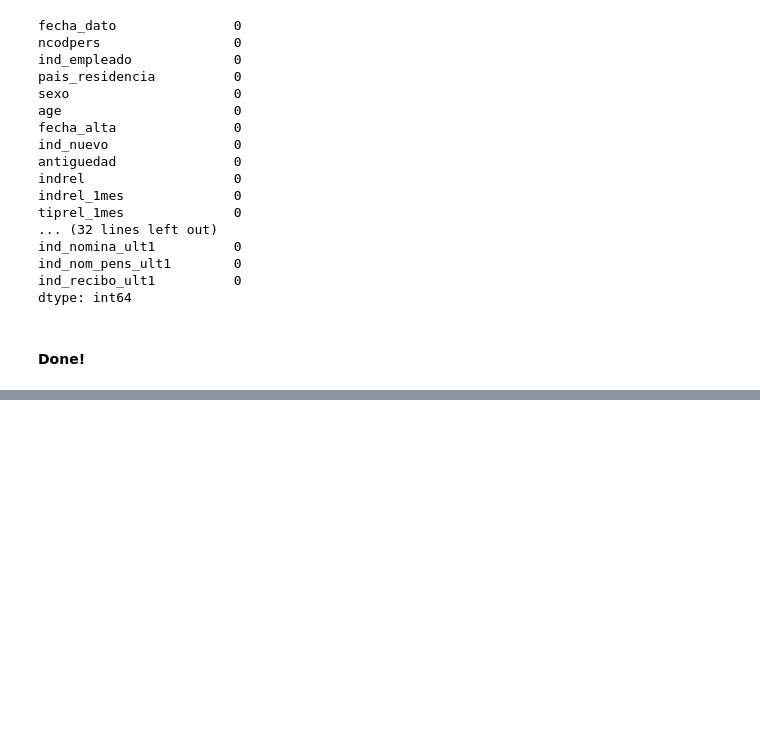
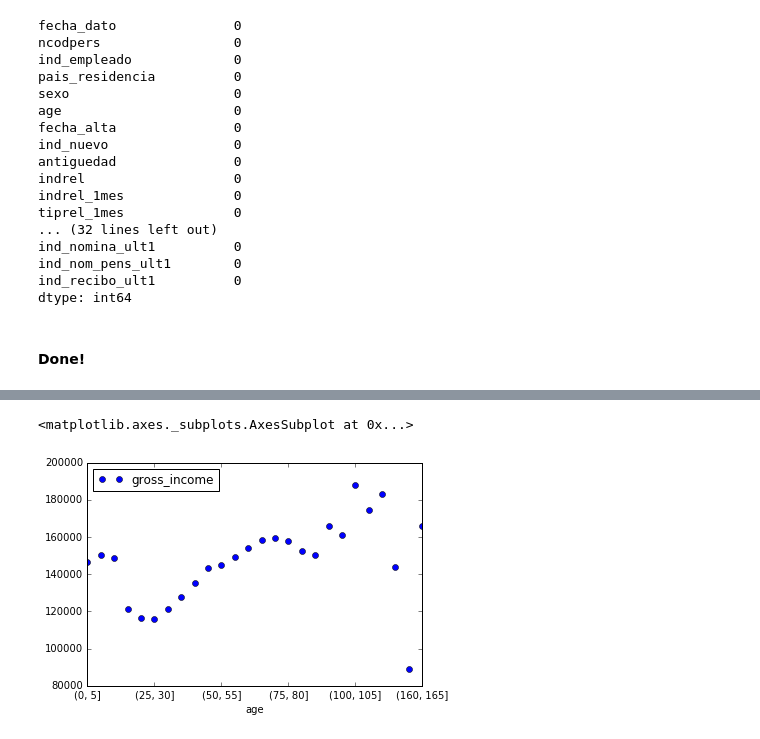
Before and after one commit to tzyk777/kaggle, a Jupyter notebook: santander bank/DataAnalysis.ipynb, the cells around one changed output, grey strips where cells are left out. Cells and saved outputs as stored; diff of their text form; code cells hidden in the pictures; blank space fills up the shorter version.

```diff
--- a/santander bank/DataAnalysis.ipynb
+++ b/santander bank/DataAnalysis.ipynb
@@ -273,0 +349,8 @@ dtype: int64
+# %%
+gi = data.groupby(pd.cut(data['age'], np.arange(0, data['age'].max()+5, 5)))['gross_income'].mean().reset_index()
+gi.dropna(how='any', inplace=True)
+# %%
+gi.plot(x='age', y='gross_income', style='o')
+# %% [output]
+<matplotlib.axes._subplots.AxesSubplot at 0x...>
+[figure, added]
```
Also changed, not shown: parts of 30 cells of this notebook, 1 other file.
